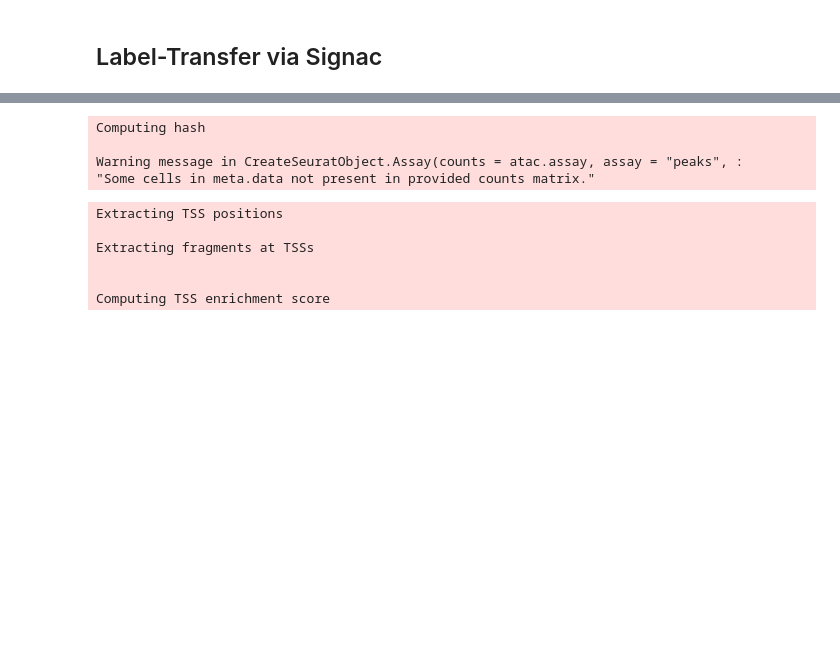
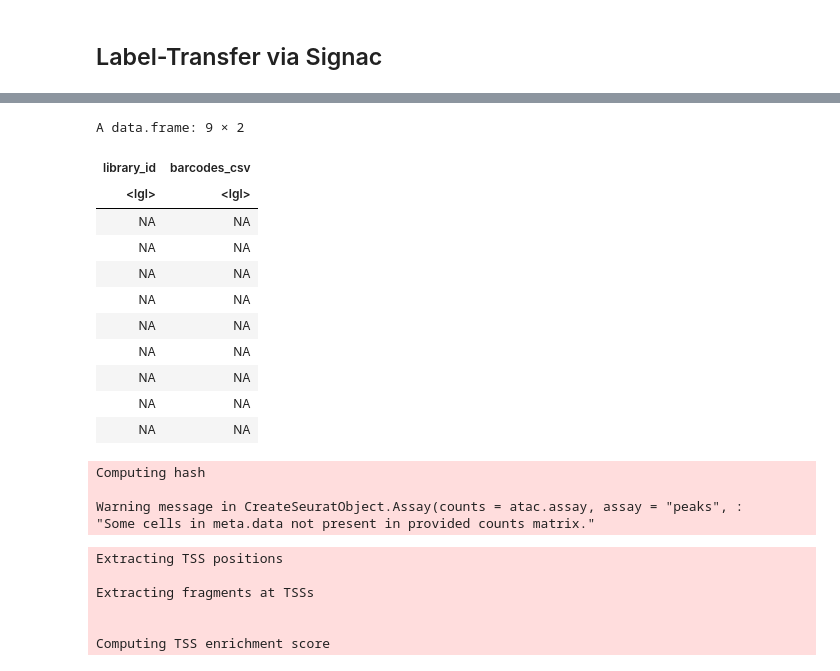
Before and after one commit to Yogiski/Single-Cell-eRNA, a Jupyter notebook: label-transfer-da-notebook.ipynb, the cells around one changed output, grey strips where cells are left out. Saved outputs shown, nothing was run; the diff lists cells and outputs as text; code cells hidden in the pictures; blank space fills up the shorter version.

```diff
--- a/label-transfer-da-notebook.ipynb
+++ b/label-transfer-da-notebook.ipynb
@@ -80,0 +67,15 @@ Warning message in sparseMatrix(i = indices[] + 1, p = indptr[], x = as.numeric(
+# %%
+tumor_subsets
+# %% [output]
+A data.frame: 9 × 2
+| library_id | barcodes_csv |
+| <lgl> | <lgl> |
+| NA | NA |
+| NA | NA |
+| NA | NA |
+| NA | NA |
+| NA | NA |
+| NA | NA |
+| NA | NA |
+| NA | NA |
+| NA | NA |
```
Also changed, not shown: parts of 19 cells of this notebook, 6 other files.
